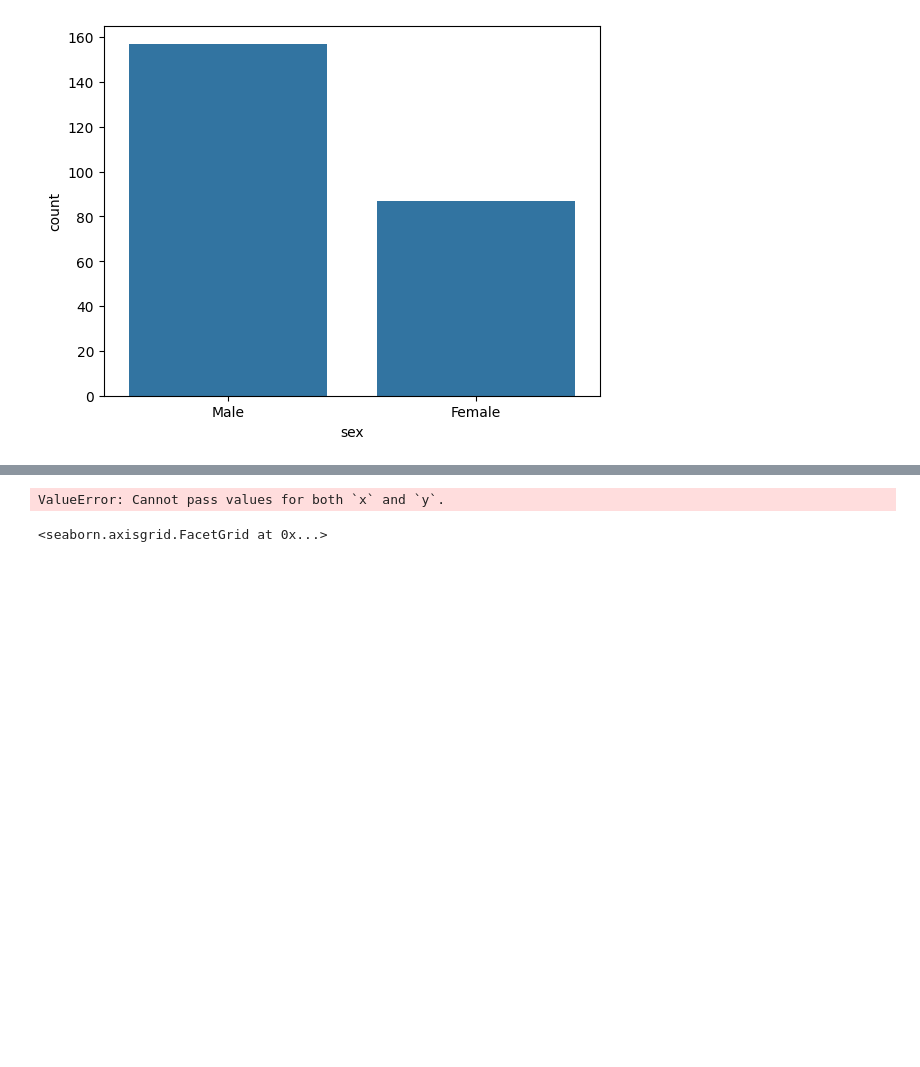
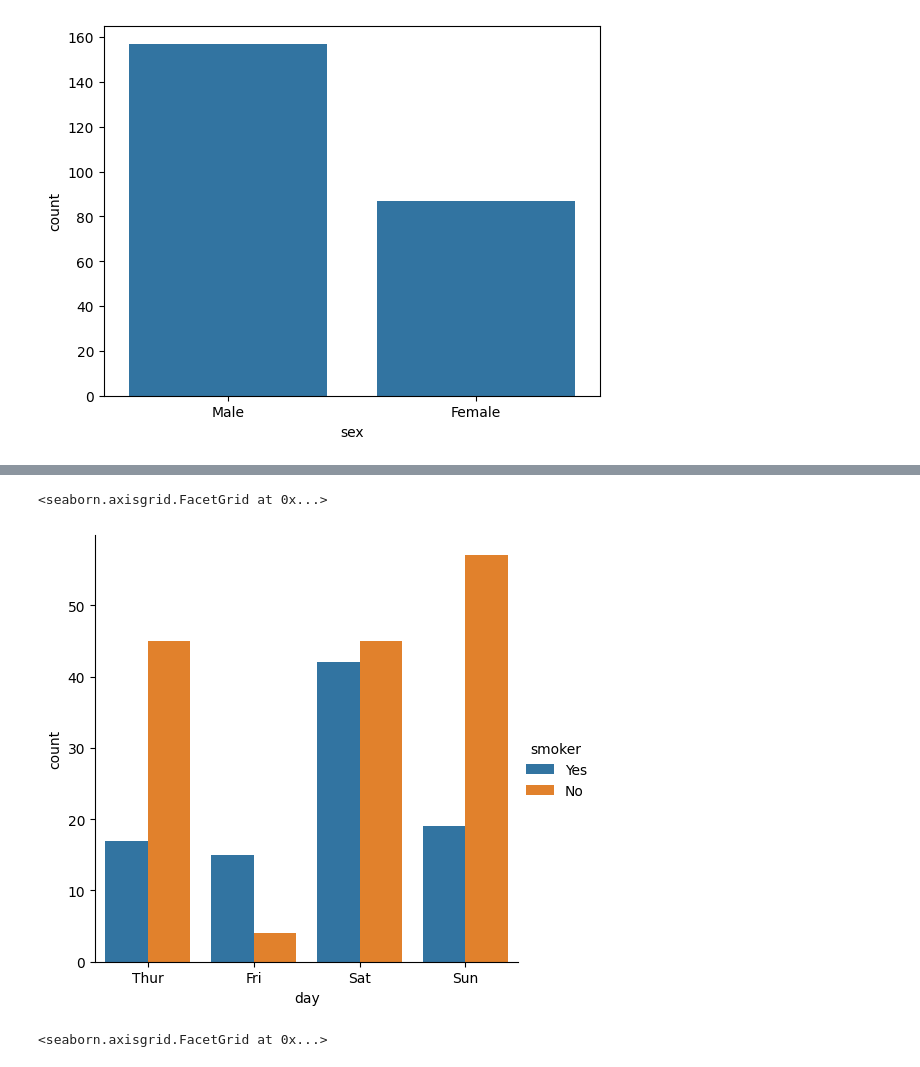
Before and after one commit to 123anshika456/DA-python, a Jupyter notebook: data visualization.ipynb, the cells around one changed output, grey strips where cells are left out. Cells and saved outputs as stored; diff of their text form; code cells hidden in the pictures; blank space fills up the shorter version.

```diff
--- a/data visualization.ipynb
+++ b/data visualization.ipynb
@@ -204,13 +204,14 @@ sns.catplot(
 # %%
 sns.catplot(
     data=tips,
     x='day',
-    y='total_bill',
+    # y='total_bill',
     hue='smoker',
     kind='count'
 )
 # %% [output]
-ValueError: Cannot pass values for both `x` and `y`.
+<seaborn.axisgrid.FacetGrid at 0x...>
+[figure, added]
 # %%
 sns.catplot(
     data=tips,
```
Also changed, not shown: parts of 1 cell of this notebook, 3 other files.
